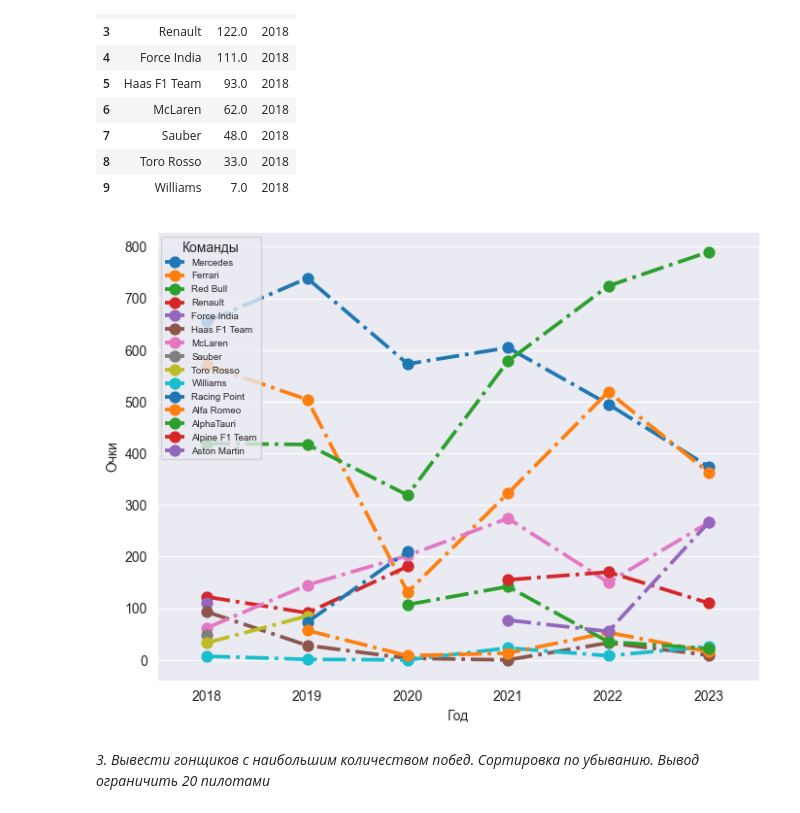
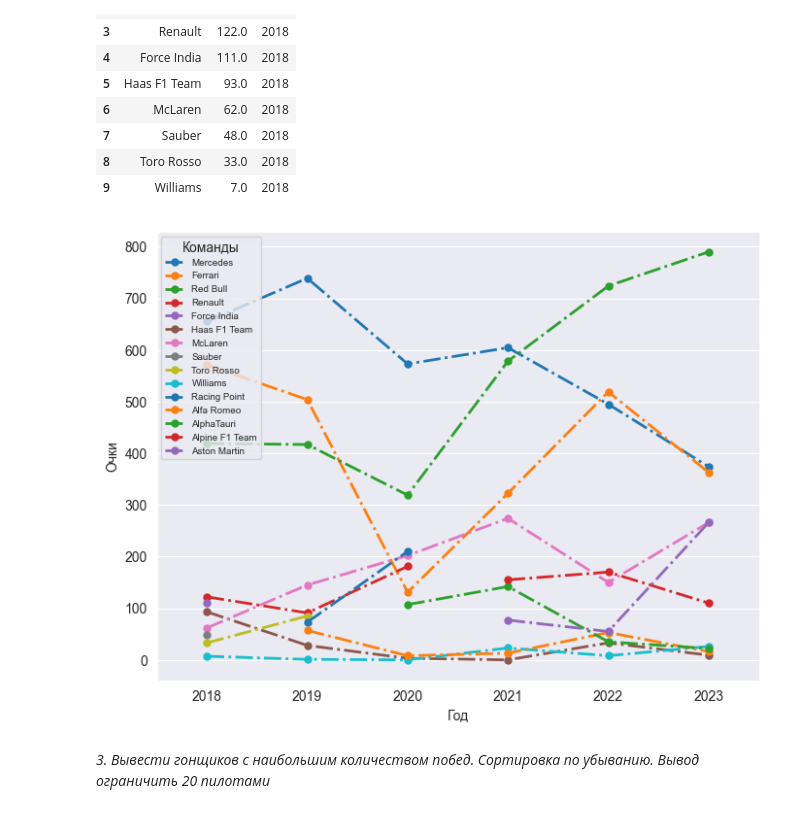
Before and after one commit to MelnikDM/Notebooks, a Jupyter notebook: Formula_11.ipynb, the cells around one changed output. Cells and saved outputs as stored; diff of their text form; code cells hidden in the pictures.

```diff
--- a/Formula_11.ipynb
+++ b/Formula_11.ipynb
@@ -148,17 +148,19 @@ df2.head(10)
 # %%
 f, ax = plt.subplots(figsize=(8, 6))
 sns.pointplot(x="year",
               y="Очки",
               linestyles = '-.',
+              linewidth = 2,
+              markeredgewidth=1,
               hue="Команда",
               data=df2,
               palette="tab10")
 ax.set_xlabel('Год', fontdict={'size': 10})
 ax.set_ylabel('Очки', fontdict={'size': 10})
 plt.legend(title = 'Команды', fontsize="7", loc ="upper left")
 plt.show()
 # %% [output]
-[figure, old version]
+[figure, new version]
 # %% [markdown]
 *3. Вывести гонщиков с наибольшим количеством побед. Сортировка по убыванию. Вывод ограничить 20 пилотами*
 # %%
```
Also changed, not shown: parts of 1 cell of this notebook.
